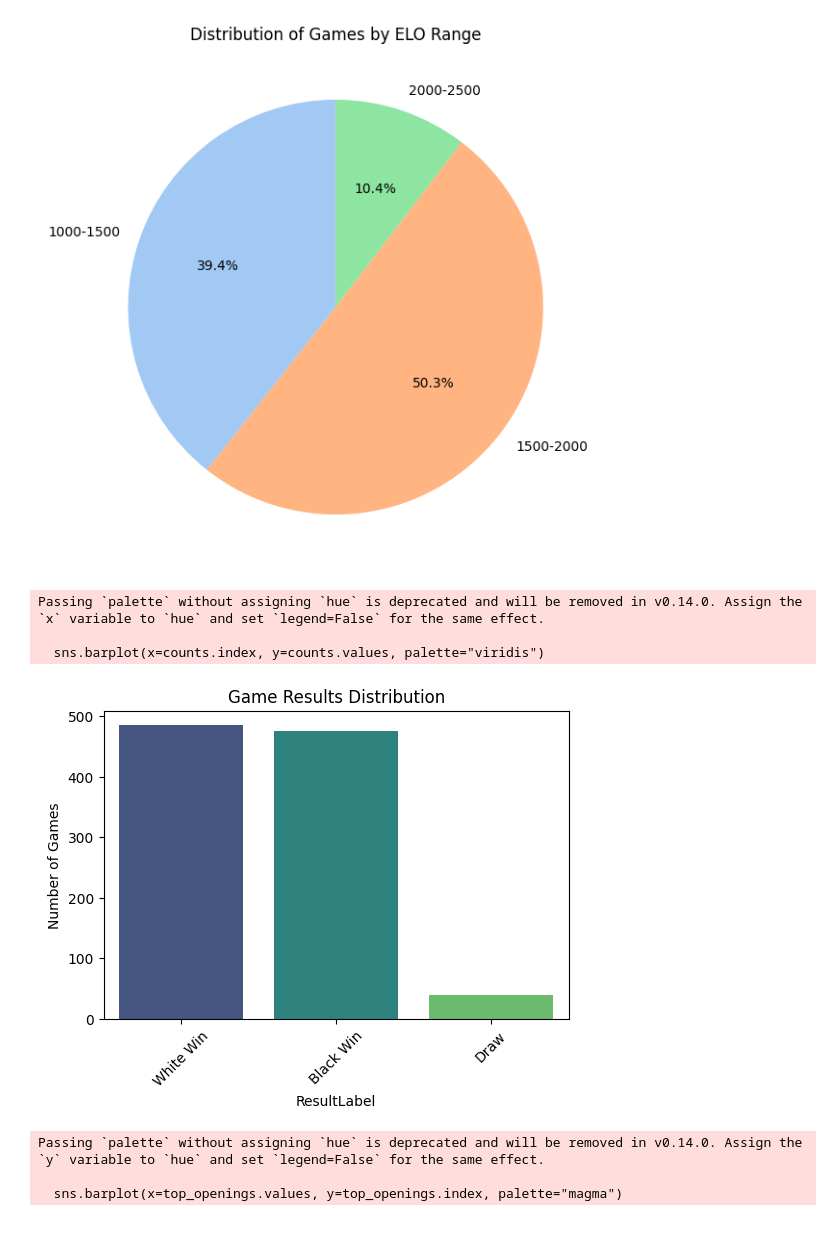
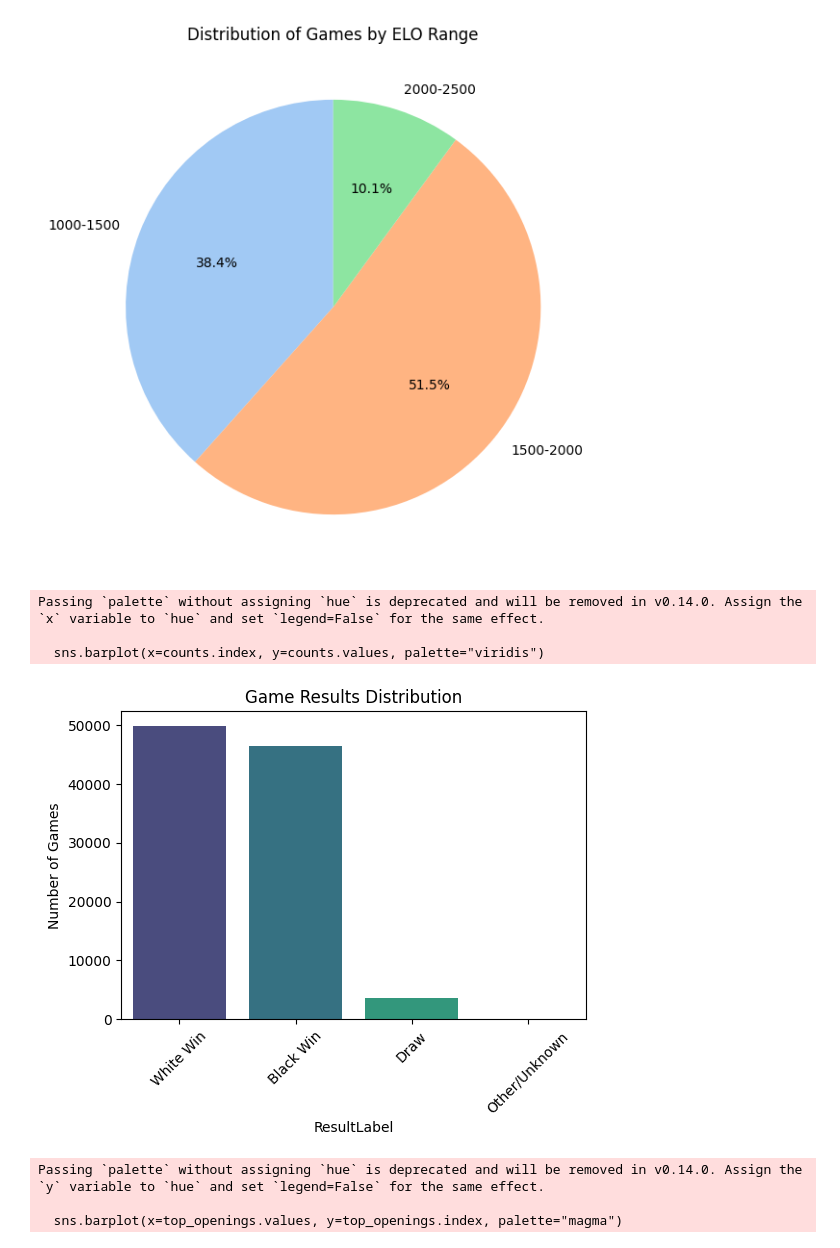
Before and after one commit to bayaraajr/chess-bot, a Jupyter notebook: notebooks/01_data_explore.ipynb, the cells around one changed output. Saved outputs shown, nothing was run; the diff lists cells and outputs as text; code cells hidden in the pictures.

```diff
--- a/notebooks/01_data_explore.ipynb
+++ b/notebooks/01_data_explore.ipynb
@@ -101,7 +101,7 @@ def plot_moves_distribution(df):
     plt.show()
 
 pgn_path = "../data/lichess_db_standard_rated_2019-07.pgn"
-games = load_pgn_games(pgn_path, max_games=1000)
+games = load_pgn_games(pgn_path, max_games=100000)
 
 print(f"Total games loaded: {len(games)}")
 
@@ -123,8 +123,8 @@ Number of games with ELO ratings: 1000
-[figure, old version]
+[figure, new version]
 Passing `palette` without assigning `hue` is deprecated and will be removed in v0.14.0. Assign the `x` variable to `hue` and set `legend=False` for the same effect.
 
   sns.barplot(x=counts.index, y=counts.values, palette="viridis")
-[figure, old version]
+[figure, new version]
 Passing `palette` without assigning `hue` is deprecated and will be removed in v0.14.0. Assign the `y` variable to `hue` and set `legend=False` for the same effect.
 
   sns.barplot(x=top_openings.values, y=top_openings.index, palette="magma")
```
Also changed, not shown: parts of 2 cells of this notebook, 2 other files.
